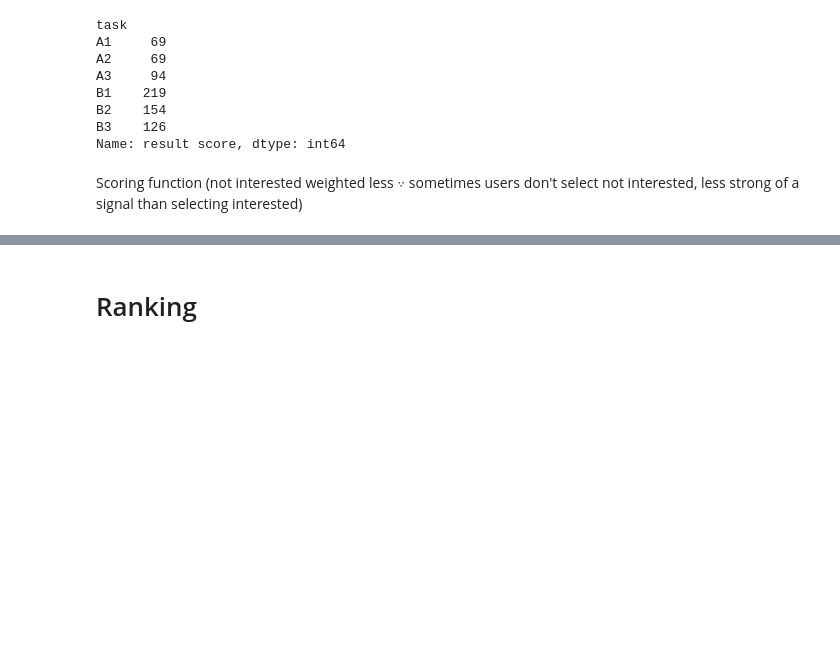
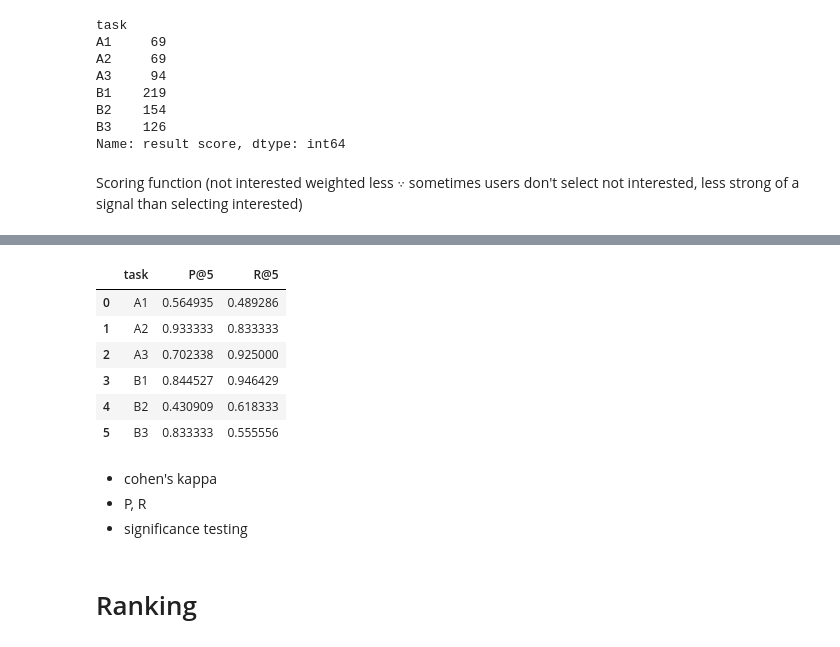
Before and after one commit to dorisjlee/viz-summarization, a Jupyter notebook: ipynb/User Study Results and Paper Statistics.ipynb, the cells around one changed output, grey strips where cells are left out. Drawn from its saved outputs; the diff is of its cells as text; code cells hidden in the pictures; blank space fills up the shorter version.

```diff
--- a/ipynb/User Study Results and Paper Statistics.ipynb
+++ b/ipynb/User Study Results and Paper Statistics.ipynb
@@ -62,3 +121,17 @@ Name: result score, dtype: float64
+# %%
+compute_average_PR_at_k_over_all_data(5)
+# %% [output]
+|  | task | P@5 | R@5 |
+| 0 | A1 | 0.564935 | 0.489286 |
+| 1 | A2 | 0.933333 | 0.833333 |
+| 2 | A3 | 0.702338 | 0.925000 |
+| 3 | B1 | 0.844527 | 0.946429 |
+| 4 | B2 | 0.430909 | 0.618333 |
+| 5 | B3 | 0.833333 | 0.555556 |
+# %% [markdown]
+- cohen's kappa
+- P, R
+- significance testing
 # %% [markdown]
 # Ranking
 # %%
```
Also changed, not shown: parts of 8 cells of this notebook.
